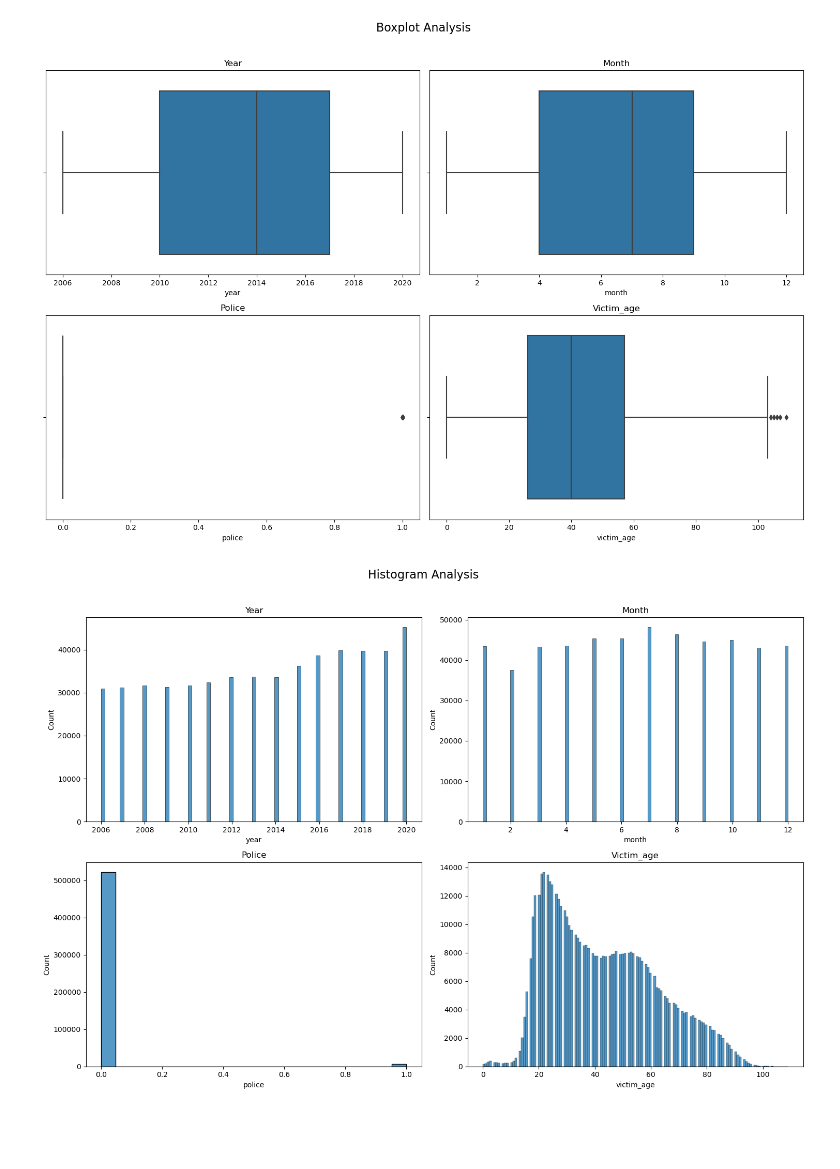
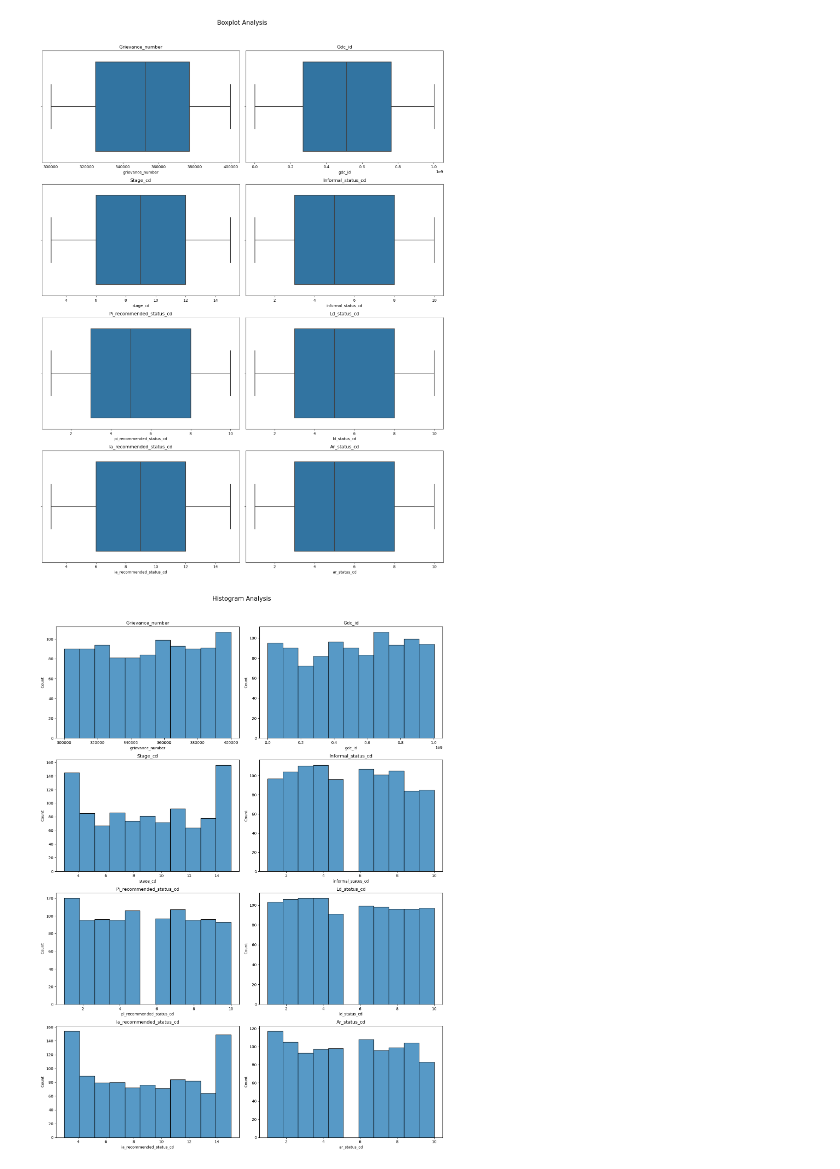
Before and after one commit to Kanustu/FirstGlance, a Jupyter notebook: analysis_report.ipynb, the cells around one changed output. Drawn from its saved outputs; the diff is of its cells as text; code cells hidden in the pictures; blank space fills up the shorter version.

```diff
--- a/analysis_report.ipynb
+++ b/analysis_report.ipynb
@@ -16,5 +23,5 @@ stats_report('../gun_deaths_us/gun_data.csv')
 # %%
-initial_analysis('../gun_deaths_us/gun_data.csv')
+initial_analysis('../ale-gpt4migrate-tests/scripts/faker_grievance_issues.csv')
 # %% [output]
-[figure, old version]
+[figure, new version]
-[figure, old version]
+[figure, new version]
```
Also changed, not shown: parts of 3 cells of this notebook, 3 other files.
